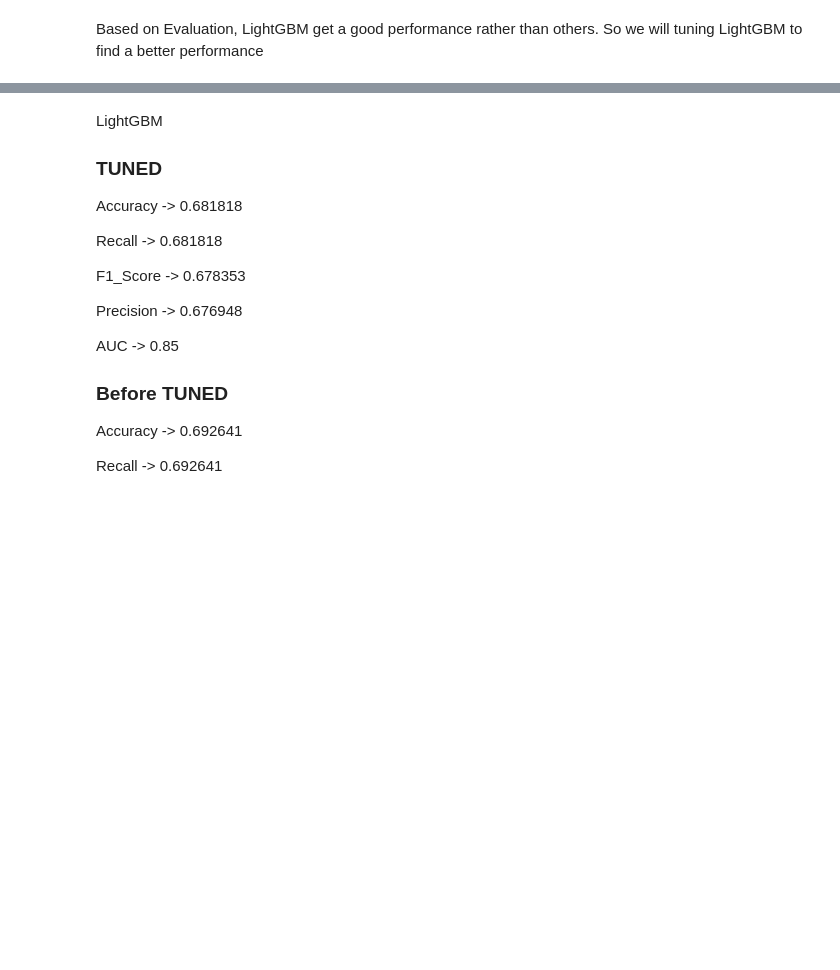
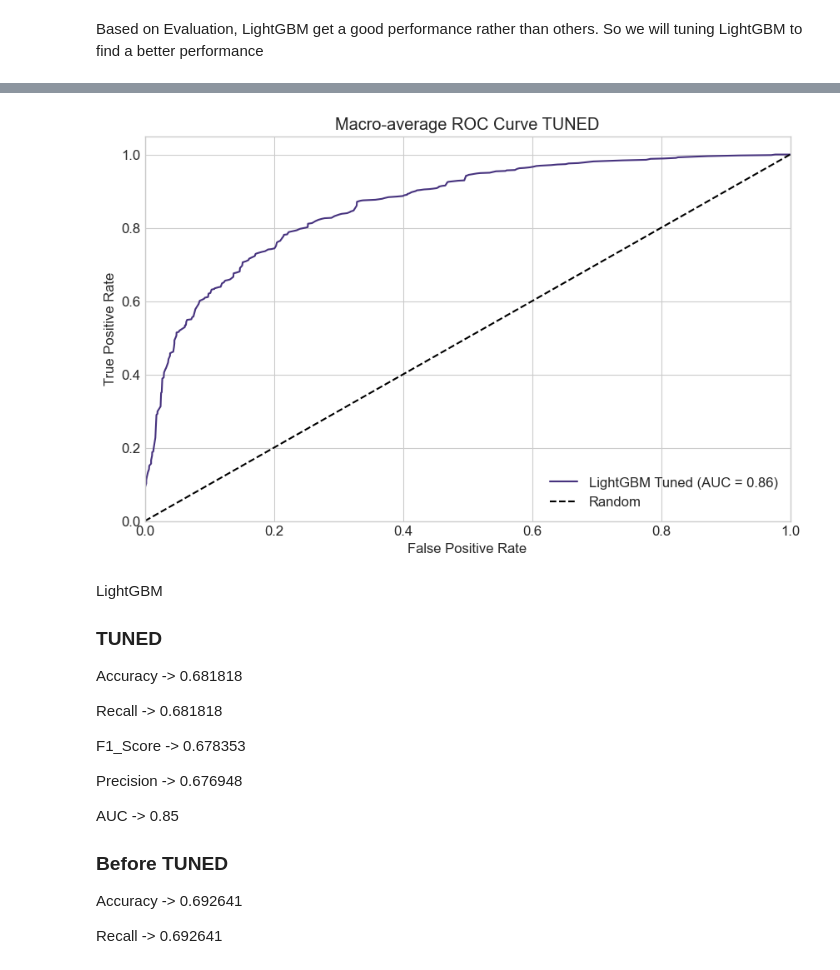
Before and after one commit to NandoG1/Model-Air-Quality-Index-in-Jakarta, a Jupyter notebook: model.ipynb, the cells around one changed output, grey strips where cells are left out. Saved outputs shown, nothing was run; the diff lists cells and outputs as text; code cells hidden in the pictures; blank space fills up the shorter version.

```diff
--- a/model.ipynb
+++ b/model.ipynb
@@ -784,44 +821,46 @@ Based on Evaluation, LightGBM get a good performance rather than others. So we w
 # %%
 
-# y_train = pd.Series(y_train)
-# classes = sorted(y_train.unique())
-# y_val_bin = label_binarize(y_val, classes=classes)
-# n_classes = len(classes)
+y_train = pd.Series(y_train)
+classes = sorted(y_train.unique())
+y_val_bin = label_binarize(y_val, classes=classes)
+n_classes = len(classes)
 
-# plt.figure(figsize=(10, 6))
+plt.figure(figsize=(10, 6))
 
-# for name, model in models_tuned.items():
-#     y_score = model.predict_proba(X_val)
+for name, model in models_tuned.items():
+    y_score = model.predict_proba(X_val)
 
-#     fpr = dict()
-#     tpr = dict()
-#     roc_auc = dict()
+    fpr = dict()
+    tpr = dict()
+    roc_auc = dict()
 
-#     for i in range(n_classes):
-#         fpr[i], tpr[i], _ = roc_curve(y_val_bin[:, i], y_score[:, i])
-#         roc_auc[i] = auc(fpr[i], tpr[i])
+    for i in range(n_classes):
+        fpr[i], tpr[i], _ = roc_curve(y_val_bin[:, i], y_score[:, i])
+        roc_auc[i] = auc(fpr[i], tpr[i])
 
-#     all_fpr = np.unique(np.concatenate([fpr[i] for i in range(n_classes)]))
-#     mean_tpr = np.zeros_like(all_fpr)
+    all_fpr = np.unique(np.concatenate([fpr[i] for i in range(n_classes)]))
+    mean_tpr = np.zeros_like(all_fpr)
 
-#     for i in range(n_classes):
-#         mean_tpr += np.interp(all_fpr, fpr[i], tpr[i])
+    for i in range(n_classes):
+        mean_tpr += np.interp(all_fpr, fpr[i], tpr[i])
 
-#     mean_tpr /= n_classes
+    mean_tpr /= n_classes
 
-#     macro_auc = auc(all_fpr, mean_tpr)
-#     plt.plot(all_fpr, mean_tpr, label=f"{name} (AUC = {macro_auc:.2f})")
+    macro_auc = auc(all_fpr, mean_tpr)
+    plt.plot(all_fpr, mean_tpr, label=f"{name} (AUC = {macro_auc:.2f})")
 
-# # Plot settings
-# plt.plot([0, 1], [0, 1], "k--", label="Random")
-# plt.xlim([0.0, 1.0])
-# plt.ylim([0.0, 1.05])
-# plt.xlabel("False Positive Rate")
-# plt.ylabel("True Positive Rate")
-# plt.title("Macro-average ROC Curve TUNED")
-# plt.legend(loc="lower right")
-# plt.grid(True)
-# plt.show()
+# Plot settings
+plt.plot([0, 1], [0, 1], "k--", label="Random")
+plt.xlim([0.0, 1.0])
+plt.ylim([0.0, 1.05])
+plt.xlabel("False Positive Rate")
+plt.ylabel("True Positive Rate")
+plt.title("Macro-average ROC Curve TUNED")
+plt.legend(loc="lower right")
+plt.grid(True)
+plt.show()
+# %% [output]
+[figure, added]
 # %% [markdown]
 LightGBM
 
```
Also changed, not shown: parts of 12 cells of this notebook, 3 other files.
